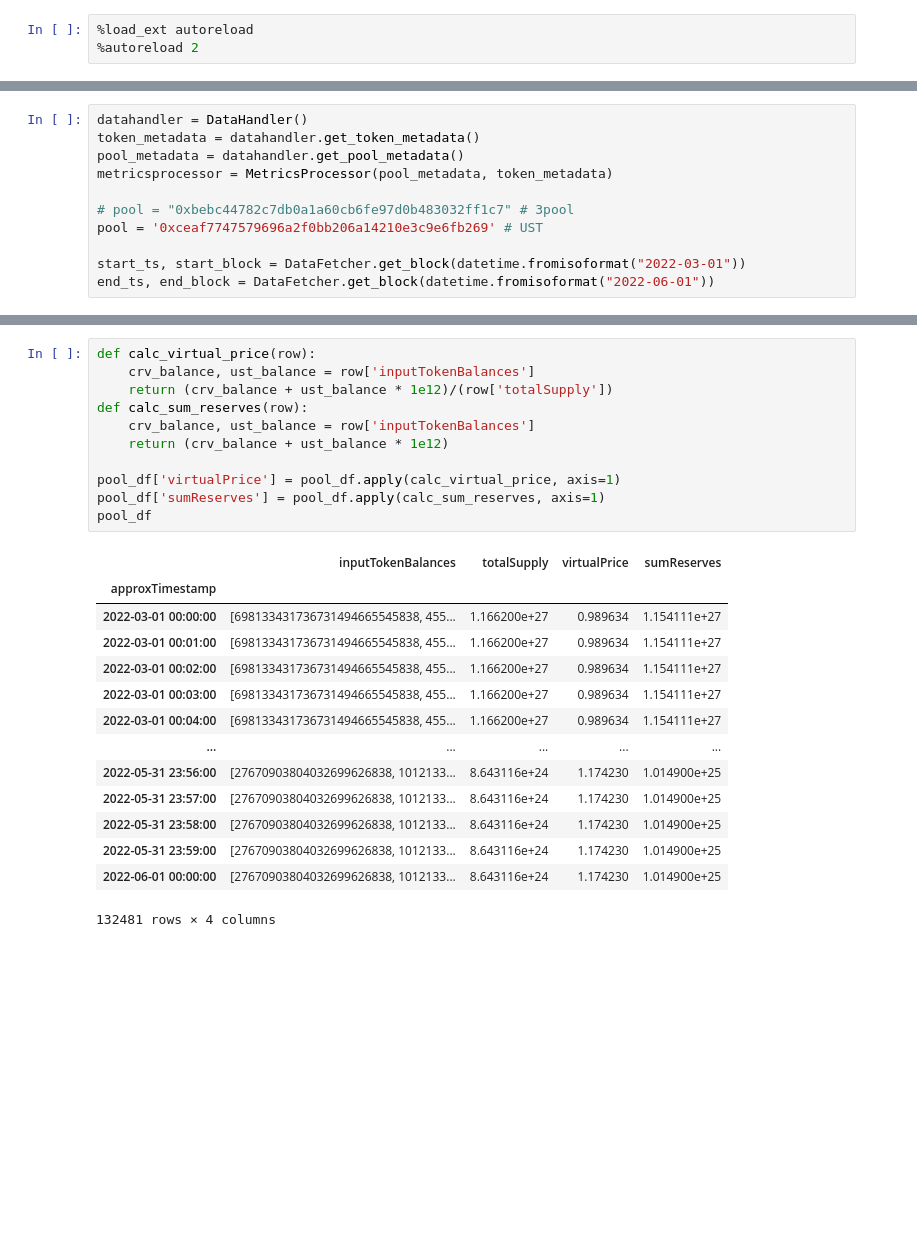
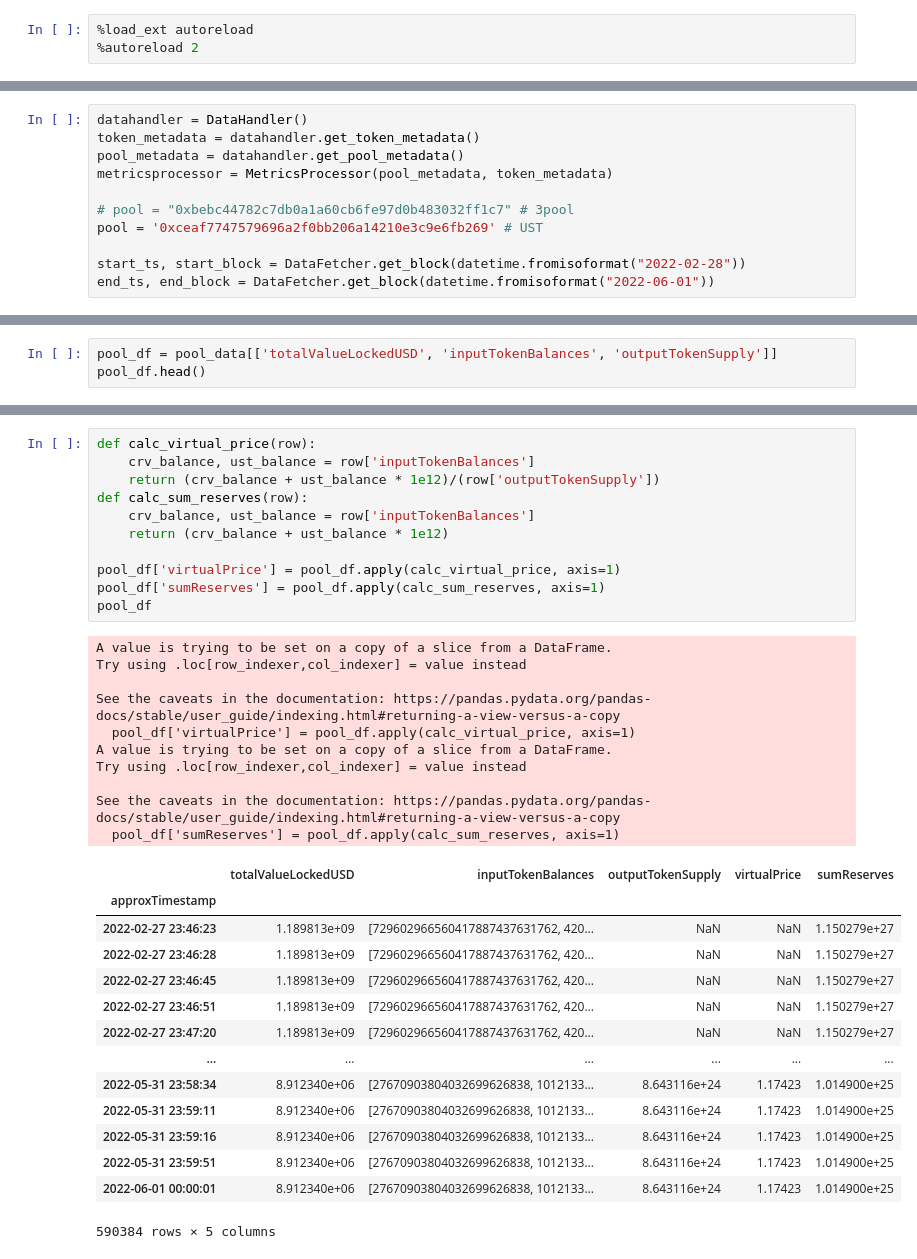
Before and after one commit to xenophonlabs/curve-lp-metrics, a Jupyter notebook: riskiness copy.ipynb, the cells around one changed output, grey strips where cells are left out. Saved outputs shown, nothing was run; the diff lists cells and outputs as text; blank space fills up the shorter version.

```diff
--- a/riskiness copy.ipynb
+++ b/riskiness copy.ipynb
@@ -28,7 +32,7 @@ metricsprocessor = MetricsProcessor(pool_metadata, token_metadata)
 # pool = "0xbebc44782c7db0a1a60cb6fe97d0b483032ff1c7" # 3pool
 pool = '0xceaf7747579696a2f0bb206a14210e3c9e6fb269' # UST
 
-start_ts, start_block = DataFetcher.get_block(datetime.fromisoformat("2022-03-01"))
+start_ts, start_block = DataFetcher.get_block(datetime.fromisoformat("2022-02-28"))
 end_ts, end_block = DataFetcher.get_block(datetime.fromisoformat("2022-06-01"))
 # %%
 metricsprocessor = MetricsProcessor(pool_metadata, token_metadata)
@@ -100,0 +101,3 @@ df.head()
+# %%
+pool_df = pool_data[['totalValueLockedUSD', 'inputTokenBalances', 'outputTokenSupply']]
+pool_df.head()
@@ -101,26 +174,36 @@ df.head()
 # %%
 def calc_virtual_price(row):
     crv_balance, ust_balance = row['inputTokenBalances']
-    return (crv_balance + ust_balance * 1e12)/(row['totalSupply'])
+    return (crv_balance + ust_balance * 1e12)/(row['outputTokenSupply'])
 def calc_sum_reserves(row):
     crv_balance, ust_balance = row['inputTokenBalances']
     return (crv_balance + ust_balance * 1e12)
 
 pool_df['virtualPrice'] = pool_df.apply(calc_virtual_price, axis=1)
 pool_df['sumReserves'] = pool_df.apply(calc_sum_reserves, axis=1)
 pool_df
 # %% [output]
+A value is trying to be set on a copy of a slice from a DataFrame.
+Try using .loc[row_indexer,col_indexer] = value instead
+
+See the caveats in the documentation: https://pandas.pydata.org/pandas-docs/stable/user_guide/indexing.html#returning-a-view-versus-a-copy
+  pool_df['virtualPrice'] = pool_df.apply(calc_virtual_price, axis=1)
+A value is trying to be set on a copy of a slice from a DataFrame.
+Try using .loc[row_indexer,col_indexer] = value instead
+
+See the caveats in the documentation: https://pandas.pydata.org/pandas-docs/stable/user_guide/indexing.html#returning-a-view-versus-a-copy
+  pool_df['sumReserves'] = pool_df.apply(calc_sum_reserves, axis=1)
-|  | inputTokenBalances | totalSupply | virtualPrice | sumReserves |
-| approxTimestamp |  |  |  |  |
-| 2022-03-01 00:00:00 | [698133431736731494665545838, 455... | 1.166200e+27 | 0.989634 | 1.154111e+27 |
-| 2022-03-01 00:01:00 | [698133431736731494665545838, 455... | 1.166200e+27 | 0.989634 | 1.154111e+27 |
-| 2022-03-01 00:02:00 | [698133431736731494665545838, 455... | 1.166200e+27 | 0.989634 | 1.154111e+27 |
-| 2022-03-01 00:03:00 | [698133431736731494665545838, 455... | 1.166200e+27 | 0.989634 | 1.154111e+27 |
-| 2022-03-01 00:04:00 | [698133431736731494665545838, 455... | 1.166200e+27 | 0.989634 | 1.154111e+27 |
-| ... | ... | ... | ... | ... |
-| 2022-05-31 23:56:00 | [27670903804032699626838, 1012133... | 8.643116e+24 | 1.174230 | 1.014900e+25 |
-| 2022-05-31 23:57:00 | [27670903804032699626838, 1012133... | 8.643116e+24 | 1.174230 | 1.014900e+25 |
-| 2022-05-31 23:58:00 | [27670903804032699626838, 1012133... | 8.643116e+24 | 1.174230 | 1.014900e+25 |
-| 2022-05-31 23:59:00 | [27670903804032699626838, 1012133... | 8.643116e+24 | 1.174230 | 1.014900e+25 |
-| 2022-06-01 00:00:00 | [27670903804032699626838, 1012133... | 8.643116e+24 | 1.174230 | 1.014900e+25 |
+|  | totalValueLockedUSD | inputTokenBalances | outputTokenSupply | virtualPrice | sumReserves |
+| approxTimestamp |  |  |  |  |  |
+| 2022-02-27 23:46:23 | 1.189813e+09 | [729602966560417887437631762, 420... | NaN | NaN | 1.150279e+27 |
+| 2022-02-27 23:46:28 | 1.189813e+09 | [729602966560417887437631762, 420... | NaN | NaN | 1.150279e+27 |
+| 2022-02-27 23:46:45 | 1.189813e+09 | [729602966560417887437631762, 420... | NaN | NaN | 1.150279e+27 |
+| 2022-02-27 23:46:51 | 1.189813e+09 | [729602966560417887437631762, 420... | NaN | NaN | 1.150279e+27 |
+| 2022-02-27 23:47:20 | 1.189813e+09 | [729602966560417887437631762, 420... | NaN | NaN | 1.150279e+27 |
+| ... | ... | ... | ... | ... | ... |
+| 2022-05-31 23:58:34 | 8.912340e+06 | [27670903804032699626838, 1012133... | 8.643116e+24 | 1.17423 | 1.014900e+25 |
+| 2022-05-31 23:59:11 | 8.912340e+06 | [27670903804032699626838, 1012133... | 8.643116e+24 | 1.17423 | 1.014900e+25 |
+| 2022-05-31 23:59:16 | 8.912340e+06 | [27670903804032699626838, 1012133... | 8.643116e+24 | 1.17423 | 1.014900e+25 |
+| 2022-05-31 23:59:51 | 8.912340e+06 | [27670903804032699626838, 1012133... | 8.643116e+24 | 1.17423 | 1.014900e+25 |
+| 2022-06-01 00:00:01 | 8.912340e+06 | [27670903804032699626838, 1012133... | 8.643116e+24 | 1.17423 | 1.014900e+25 |
-132481 rows × 4 columns
+590384 rows × 5 columns
```
Also changed, not shown: parts of 44 cells of this notebook, 11 other files.
